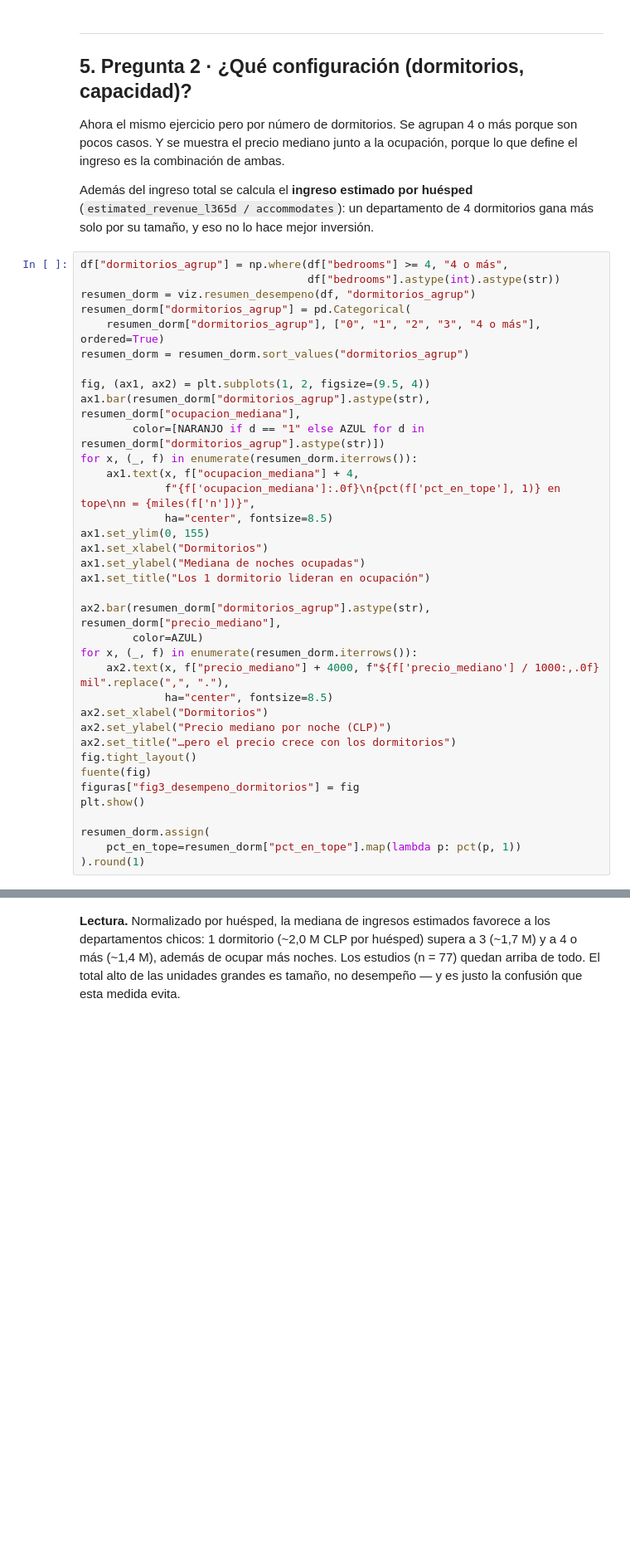
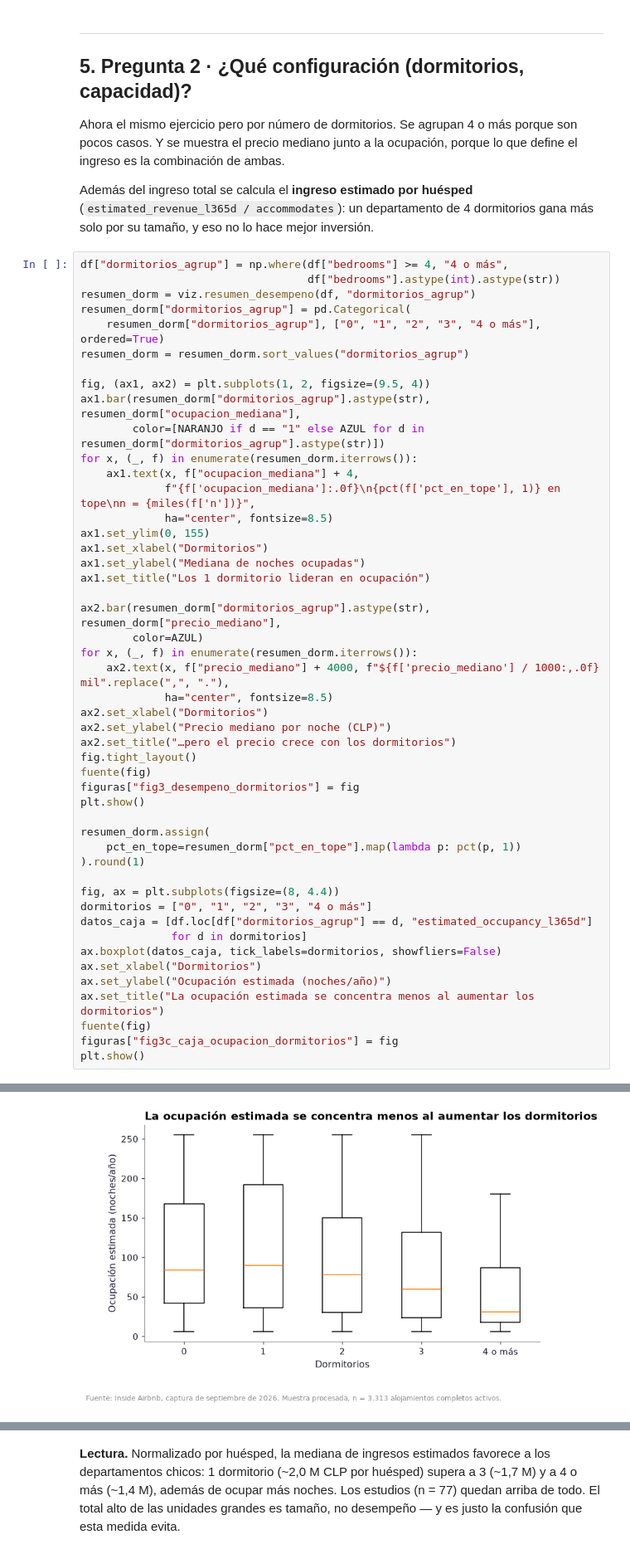
Before and after one commit to RedWolfo10/proyecto-grupo4-mcdi500, a Jupyter notebook: F4/S3_F4_Visualizacion_Comunicacion.ipynb, the cells around one changed output, grey strips where cells are left out. Shown at 83% size. Saved outputs shown, nothing was run; the diff lists cells and outputs as text; blank space fills up the shorter version.

```diff
--- a/F4/S3_F4_Visualizacion_Comunicacion.ipynb
+++ b/F4/S3_F4_Visualizacion_Comunicacion.ipynb
@@ -372,5 +333,17 @@ plt.show()
 resumen_dorm.assign(
     pct_en_tope=resumen_dorm["pct_en_tope"].map(lambda p: pct(p, 1))
 ).round(1)
+
+fig, ax = plt.subplots(figsize=(8, 4.4))
+dormitorios = ["0", "1", "2", "3", "4 o más"]
+datos_caja = [df.loc[df["dormitorios_agrup"] == d, "estimated_occupancy_l365d"]
+              for d in dormitorios]
+ax.boxplot(datos_caja, tick_labels=dormitorios, showfliers=False)
+ax.set_xlabel("Dormitorios")
+ax.set_ylabel("Ocupación estimada (noches/año)")
+ax.set_title("La ocupación estimada se concentra menos al aumentar los dormitorios")
+fuente(fig)
+figuras["fig3c_caja_ocupacion_dormitorios"] = fig
+plt.show()
 # %% [output]
 [figure]
@@ -383,3 +350,4 @@ resumen_dorm.assign(
+[figure, added]
 # %%
 fig, ax = plt.subplots(figsize=(7, 4))
 ax.bar(resumen_dorm["dormitorios_agrup"].astype(str),
```
Also changed, not shown: parts of 11 cells of this notebook, 13 other files.
